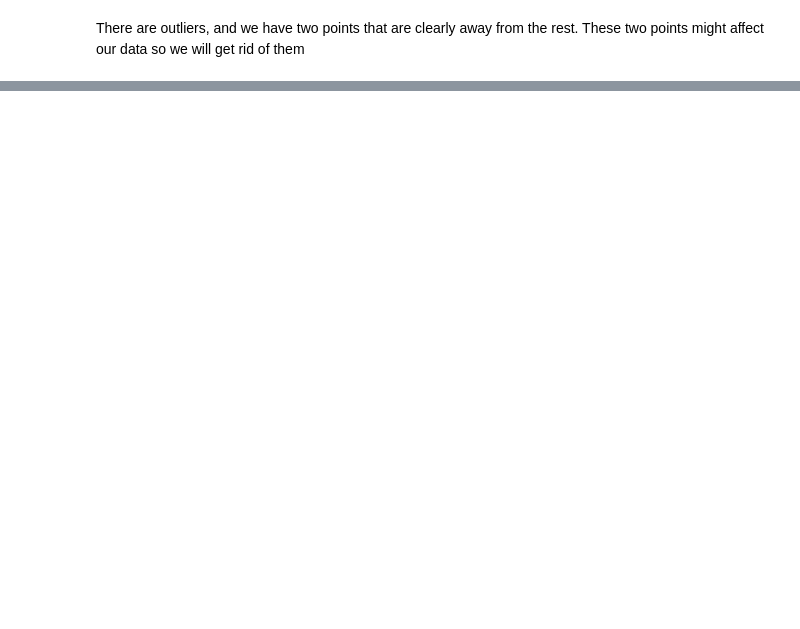
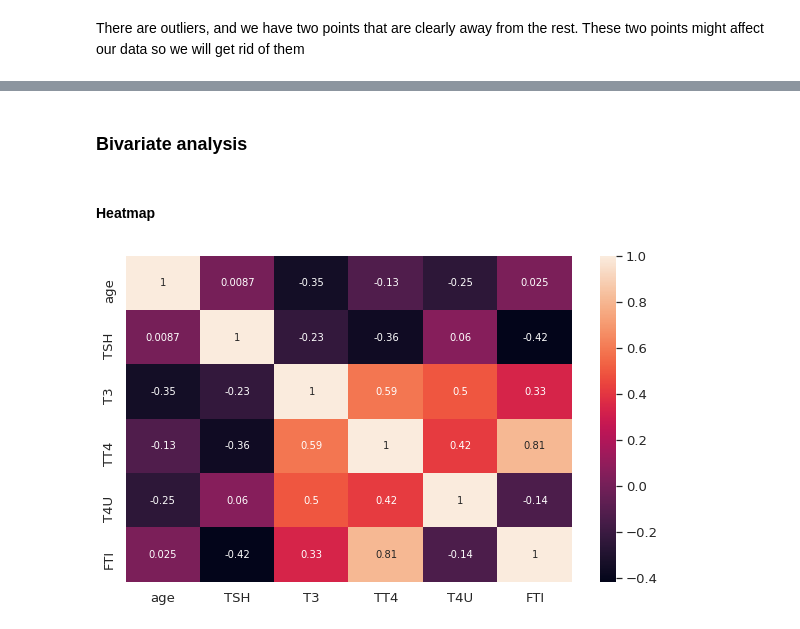
Before and after one commit to nchebet09/Naomi-s-Week-8-IP, a Jupyter notebook: Naomi's_Week_8_IP,_Moringa_School_August_6th.ipynb, the cells around one changed output, grey strips where cells are left out. Cells and saved outputs as stored; diff of their text form; code cells hidden in the pictures; blank space fills up the shorter version.

```diff
--- a/Naomi's_Week_8_IP,_Moringa_School_August_6th.ipynb
+++ b/Naomi's_Week_8_IP,_Moringa_School_August_6th.ipynb
@@ -741,0 +763,8 @@ There are outliers, and we have two points that are clearly away from the rest.
+# %%
+# dropping the records
+
+thyroid_df = thyroid_df.drop([3, 31], axis ='index')
+# confirming that the records have been dropped
+thyroid_df[thyroid_df['TSH']>300]
+
+# yes the two records have been dropped
@@ -741,0 +781,5 @@ There are outliers, and we have two points that are clearly away from the rest.
+# %%
+# renaming the cleaned
+
+cleaned = thyroid_df
+cleaned.head()
@@ -741,0 +926,17 @@ There are outliers, and we have two points that are clearly away from the rest.
+# %%
+dist_columns = ['age', 'FTI', 'T3', 'T4U', 'TSH', 'TT4']
+
+sns.set_style('darkgrid')
+fig, axes = plt.subplots(len(dist_columns), figsize = (10, 15))
+fig.suptitle('Distributions of numerical columns', y= 1.01, color = 'black', fontsize = 15)
+
+for ax, data, name in zip(axes.flatten(), cleaned, dist_columns):
+  sns.distplot(cleaned[name], ax = ax, kde = True, color = 'purple')
+plt.tight_layout()
+
+# observations:
+# age shows a bimodal distribution
+# FTI and T3 shoes a bit or more than trimodal distribution with a thin curve and some skewness to the right
+# T4U is a shows some bimodal distribution with majority of the data being normally distributed
+# TSH is heavily skewed to the right
+# TT4 is normally distributed
@@ -741,0 +945,11 @@ There are outliers, and we have two points that are clearly away from the rest.
+# %% [markdown]
+### Bivariate analysis
+# %% [markdown]
+#### Heatmap
+# %%
+# checking for correlations in numerical variables
+
+fig, ax = plt.subplots(figsize=(10,6))
+sns.heatmap(cleaned.corr(), annot=True, ax=ax);
+# %% [output]
+[figure, added]
```
Also changed, not shown: parts of 111 cells of this notebook.
